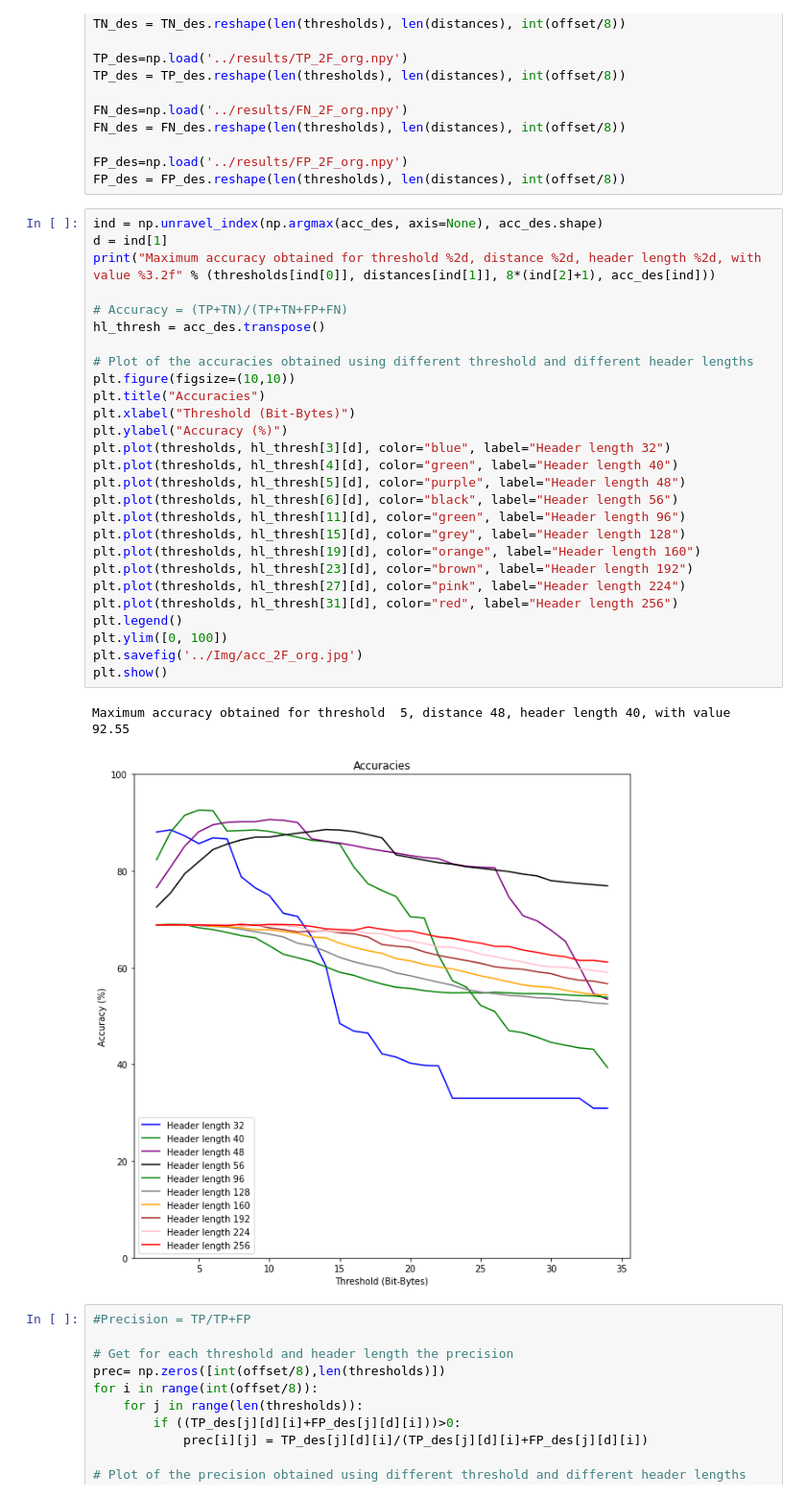
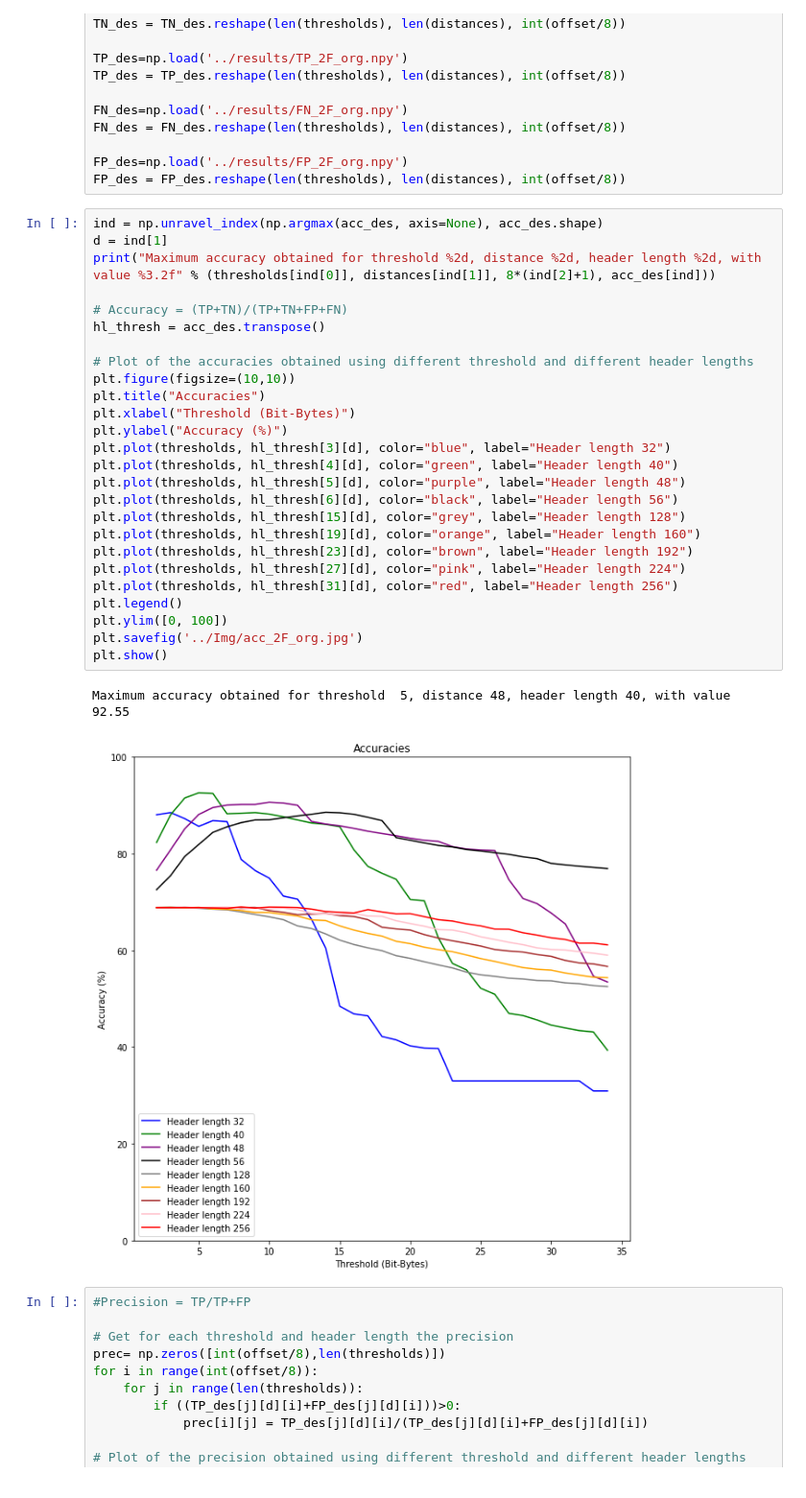
Before and after one commit to gomitolof/DAA-for-Ransomware-detection, a Jupyter notebook: models_org/2F_org.ipynb, the cells around one changed output. Shown at 96% size. Drawn from its saved outputs; the diff is of its cells as text.

```diff
--- a/models_org/2F_org.ipynb
+++ b/models_org/2F_org.ipynb
@@ -197,33 +197,32 @@ FP_des = FP_des.reshape(len(thresholds), len(distances), int(offset/8))
 # %%
 ind = np.unravel_index(np.argmax(acc_des, axis=None), acc_des.shape)
 d = ind[1]
 print("Maximum accuracy obtained for threshold %2d, distance %2d, header length %2d, with value %3.2f" % (thresholds[ind[0]], distances[ind[1]], 8*(ind[2]+1), acc_des[ind]))
 
 # Accuracy = (TP+TN)/(TP+TN+FP+FN)
 hl_thresh = acc_des.transpose()
 
 # Plot of the accuracies obtained using different threshold and different header lengths
 plt.figure(figsize=(10,10))
 plt.title("Accuracies")
 plt.xlabel("Threshold (Bit-Bytes)")
 plt.ylabel("Accuracy (%)")
 plt.plot(thresholds, hl_thresh[3][d], color="blue", label="Header length 32")
 plt.plot(thresholds, hl_thresh[4][d], color="green", label="Header length 40")
 plt.plot(thresholds, hl_thresh[5][d], color="purple", label="Header length 48")
 plt.plot(thresholds, hl_thresh[6][d], color="black", label="Header length 56")
-plt.plot(thresholds, hl_thresh[11][d], color="green", label="Header length 96")
 plt.plot(thresholds, hl_thresh[15][d], color="grey", label="Header length 128")
 plt.plot(thresholds, hl_thresh[19][d], color="orange", label="Header length 160")
 plt.plot(thresholds, hl_thresh[23][d], color="brown", label="Header length 192")
 plt.plot(thresholds, hl_thresh[27][d], color="pink", label="Header length 224")
 plt.plot(thresholds, hl_thresh[31][d], color="red", label="Header length 256")
 plt.legend()
 plt.ylim([0, 100])
 plt.savefig('../Img/acc_2F_org.jpg')
 plt.show()
 # %% [output]
 Maximum accuracy obtained for threshold  5, distance 48, header length 40, with value 92.55
-[figure, old version]
+[figure, new version]
 # %%
 #Precision = TP/TP+FP
 
```
Also changed, not shown: 9 other files.
